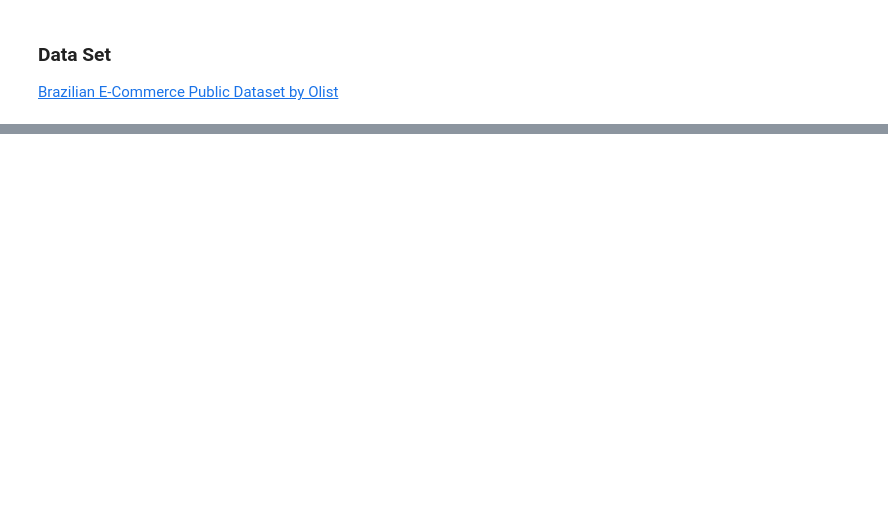
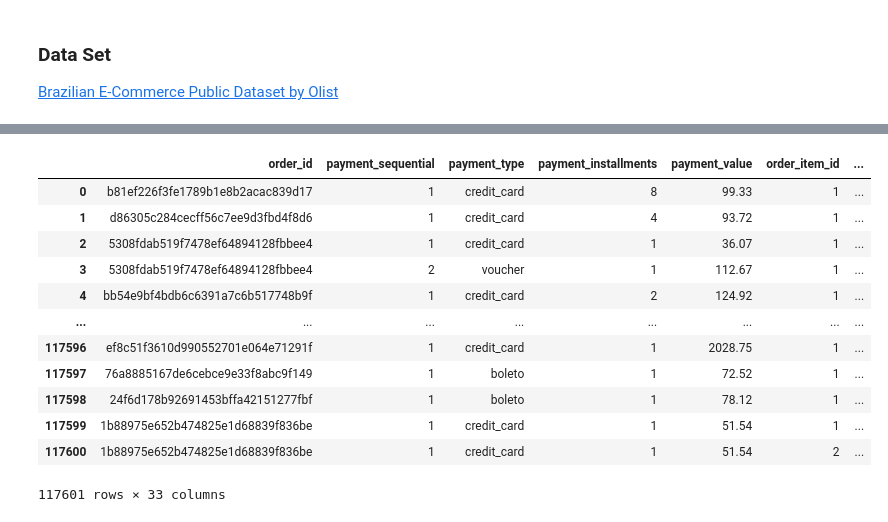
Before and after one commit to AbrahamKong/CMPE257-Regression_MLP_Latent_Manifolds, a Jupyter notebook: CMPE257_Regression_MLP_Latent_Manifolds.ipynb, the cells around one changed output, grey strips where cells are left out. Saved outputs shown, nothing was run; the diff lists cells and outputs as text; code cells hidden in the pictures; blank space fills up the shorter version.

```diff
--- a/CMPE257_Regression_MLP_Latent_Manifolds.ipynb
+++ b/CMPE257_Regression_MLP_Latent_Manifolds.ipynb
@@ -302,0 +34,10 @@ we can showcase more ads with coupon to make the customer wanting to visit the s
+# %%
+# Load the Necessary Datasets
+
+customers = pd.read_csv('/content/olist_customers_dataset.csv')
+order_items = pd.read_csv('/content/olist_order_items_dataset.csv')
+order_payments= pd.read_csv('/content/olist_order_payments_dataset.csv')
+orders = pd.read_csv('/content/olist_orders_dataset.csv')
+sellers= pd.read_csv('/content/olist_sellers_dataset.csv')
+products = pd.read_csv('/content/olist_products_dataset.csv')
+geolocations = pd.read_csv('/content/olist_geolocation_dataset.csv')
@@ -302,0 +62,23 @@ we can showcase more ads with coupon to make the customer wanting to visit the s
+# %%
+# Merge all the Data into one dataframe
+
+df1 = order_payments.merge(order_items, on="order_id")
+df2 = df1.merge(orders, on="order_id")
+df3 = df2.merge(customers, on="customer_id")
+df4 = df3.merge(products, on="product_id")
+df = df4.merge(sellers, on="seller_id")
+df
+# %% [output]
+|  | order_id | payment_sequential | payment_type | payment_installments | payment_value | order_item_id | ... |
+| 0 | b81ef226f3fe1789b1e8b2acac839d17 | 1 | credit_card | 8 | 99.33 | 1 | ... |
+| 1 | d86305c284cecff56c7ee9d3fbd4f8d6 | 1 | credit_card | 4 | 93.72 | 1 | ... |
+| 2 | 5308fdab519f7478ef64894128fbbee4 | 1 | credit_card | 1 | 36.07 | 1 | ... |
+| 3 | 5308fdab519f7478ef64894128fbbee4 | 2 | voucher | 1 | 112.67 | 1 | ... |
+| 4 | bb54e9bf4bdb6c6391a7c6b517748b9f | 1 | credit_card | 2 | 124.92 | 1 | ... |
+| ... | ... | ... | ... | ... | ... | ... | ... |
+| 117596 | ef8c51f3610d990552701e064e71291f | 1 | credit_card | 1 | 2028.75 | 1 | ... |
+| 117597 | 76a8885167de6cebce9e33f8abc9f149 | 1 | boleto | 1 | 72.52 | 1 | ... |
+| 117598 | 24f6d178b92691453bffa42151277fbf | 1 | boleto | 1 | 78.12 | 1 | ... |
+| 117599 | 1b88975e652b474825e1d68839f836be | 1 | credit_card | 1 | 51.54 | 1 | ... |
+| 117600 | 1b88975e652b474825e1d68839f836be | 1 | credit_card | 1 | 51.54 | 2 | ... |
+117601 rows × 33 columns
```
Also changed, not shown: parts of 95 cells of this notebook.
